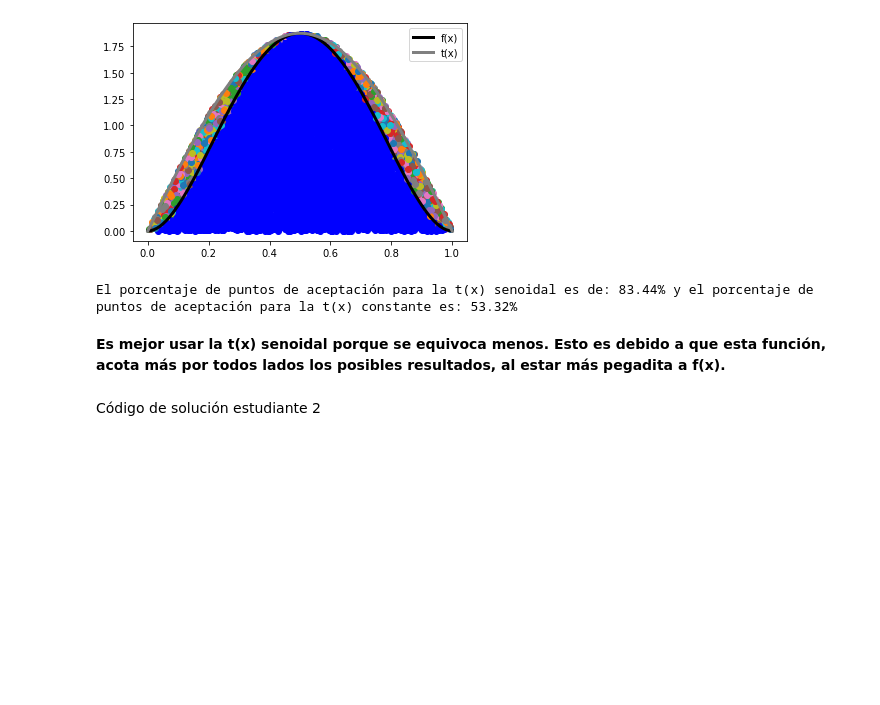
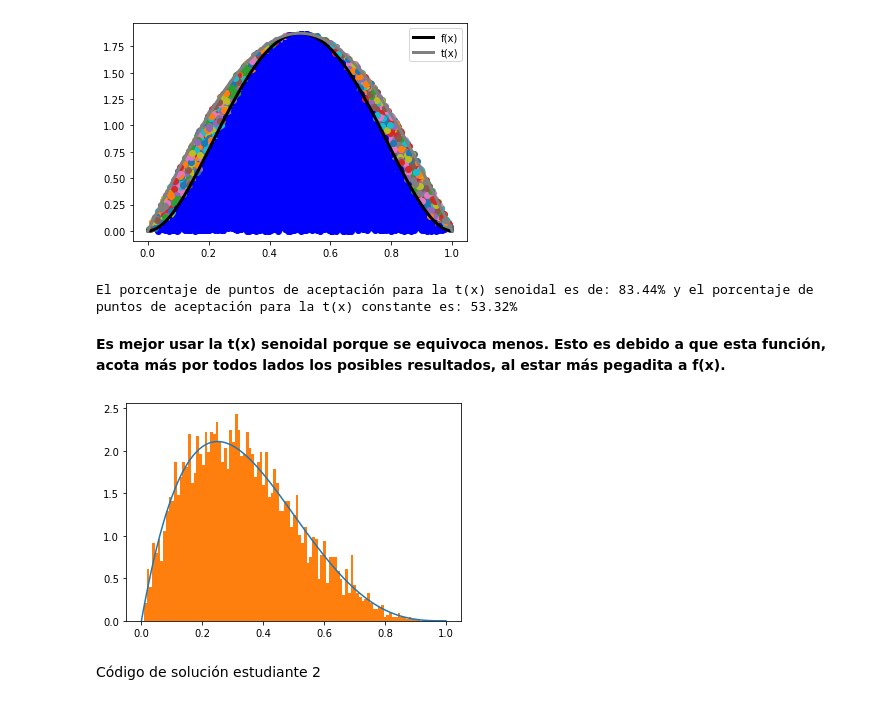
Before and after one commit to Kike14/ProyectoConjunto_EJRodriguez_LABarriga, a Jupyter notebook: ProyectoConjunto_EJRodriguez_LABarriga.ipynb, the cells around one changed output. Cells and saved outputs as stored; diff of their text form; code cells hidden in the pictures; blank space fills up the shorter version.

```diff
--- a/ProyectoConjunto_EJRodriguez_LABarriga.ipynb
+++ b/ProyectoConjunto_EJRodriguez_LABarriga.ipynb
@@ -143,6 +143,32 @@ print(f'El porcentaje de puntos de aceptación para la t(x) senoidal es de: {Ace
 El porcentaje de puntos de aceptación para la t(x) senoidal es de: 83.44% y el porcentaje de puntos de aceptación para la t(x) constante es: 53.32%
 # %% [markdown]
 **Es mejor usar la t(x) senoidal porque se equivoca menos. Esto es debido a que esta función, acota más por todos lados los posibles resultados, al estar más pegadita a f(x).**
+# %%
+x = np.arange(0,1.01,0.01)
+f = lambda x: 20*x*(1-x)**3
+
+max_f = f(optimize.fmin(lambda x:-f(x), 0, disp=False))
+
+t_2 = lambda x: max_f*np.ones(len(x))
+
+R2 = np.random.rand(N)
+R1 = np.random.rand(N)
+
+
+def Acep_rechazo4(R2:'Variables distruidas U~U(0,1)',
+                 R1:'Variables distribuidas como g(x)',
+                 f:'función objetivo a generar',
+                 t:'función que mayora a f', x):
+    #R1 = np.random.rand(N)
+    f_x = f(R1)
+    t_x = t(R1)
+    condition = R2*t_x <=f_x
+    x_f = [R1[i] for i in range(len(R1)) if condition[i]]
+    plt.plot(x, f(x), label = 'f(x)')
+    plt.hist(x_f, density = True, bins = 100)
+Acep_rechazo4(R2,R1,f,t_2, x)
+# %% [output]
+[figure, added]
 # %% [markdown]
 Código de solución estudiante 2
 # %%
```
